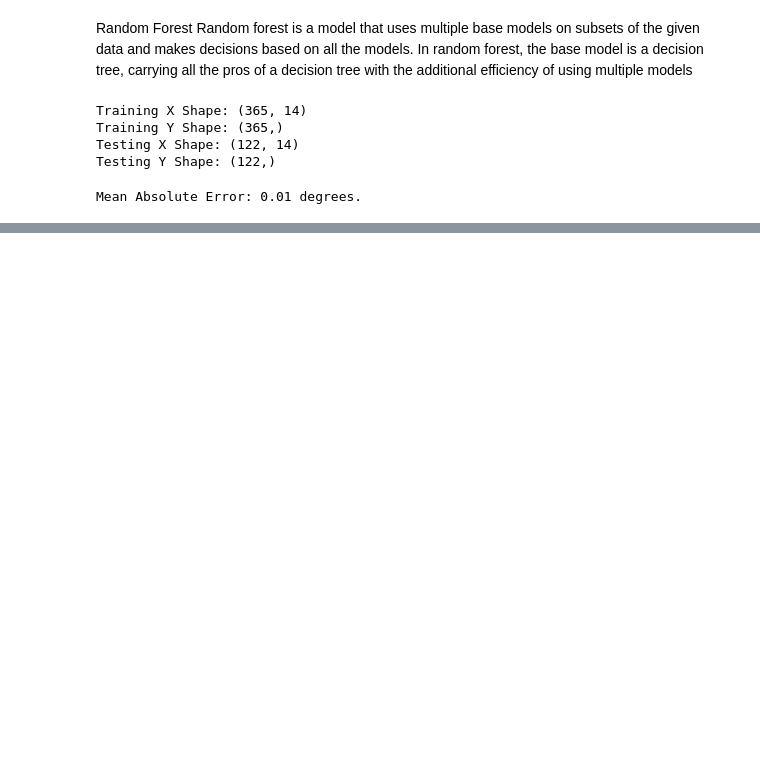
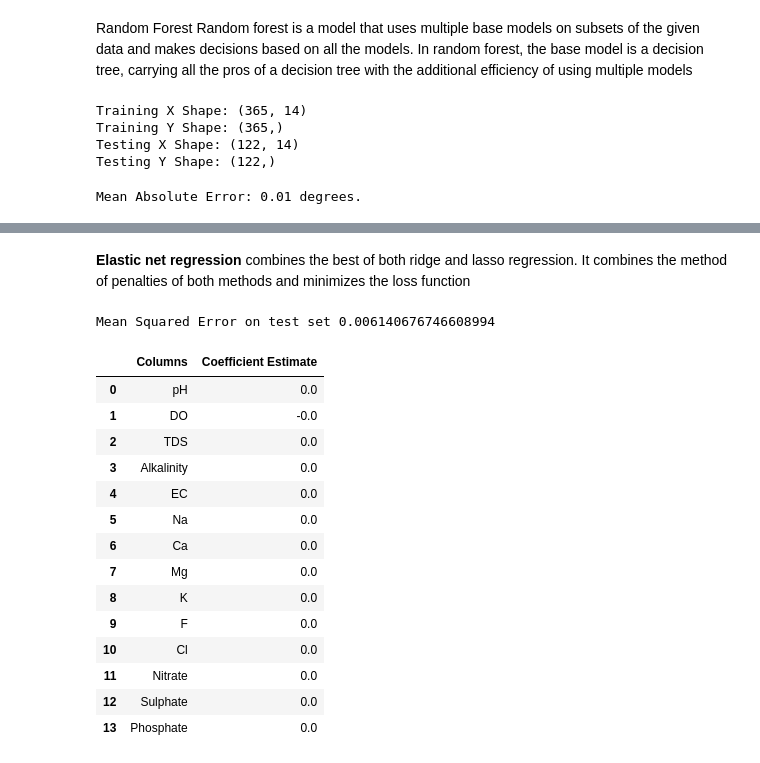
Before and after one commit to ApahSaroj/WPI, a Jupyter notebook: Supervised_Machine_Learning.ipynb, the cells around one changed output, grey strips where cells are left out. Saved outputs shown, nothing was run; the diff lists cells and outputs as text; code cells hidden in the pictures; blank space fills up the shorter version.

```diff
--- a/Supervised_Machine_Learning.ipynb
+++ b/Supervised_Machine_Learning.ipynb
@@ -378,0 +598,7 @@ plt.ylabel('Importance'); plt.xlabel('Variable'); plt.title('Variable Importance
+# %%
+lassocv = LassoCV(alphas = None, cv = 10, max_iter = 100000, normalize = True)
+lassocv.fit(x_train, y_train)
+
+lasso.set_params(alpha=lassocv.alpha_)
+lasso.fit(x_train, y_train)
+mean_squared_error(y_test, lasso.predict(x_test))
@@ -378,0 +626,37 @@ plt.ylabel('Importance'); plt.xlabel('Variable'); plt.title('Variable Importance
+# %% [markdown]
+**Elastic net regression** combines the best of both ridge and lasso regression. It combines the method
+of penalties of both methods and minimizes the loss function
+# %%
+# import model
+from sklearn.linear_model import ElasticNet
+
+# Train the model
+e_net = ElasticNet(alpha = 1)
+e_net.fit(x_train, y_train)
+
+# calculate the prediction and mean square error
+y_pred_elastic = e_net.predict(x_test)
+mean_squared_error = np.mean((y_pred_elastic - y_test)**2)
+print("Mean Squared Error on test set", mean_squared_error)
+
+e_net_coeff = pd.DataFrame()
+e_net_coeff["Columns"] = x_train.columns
+e_net_coeff['Coefficient Estimate'] = pd.Series(e_net.coef_)
+e_net_coeff
+# %% [output]
+Mean Squared Error on test set 0.006140676746608994
+|  | Columns | Coefficient Estimate |
+| 0 | pH | 0.0 |
+| 1 | DO | -0.0 |
+| 2 | TDS | 0.0 |
+| 3 | Alkalinity | 0.0 |
+| 4 | EC | 0.0 |
+| 5 | Na | 0.0 |
+| 6 | Ca | 0.0 |
+| 7 | Mg | 0.0 |
+| 8 | K | 0.0 |
+| 9 | F | 0.0 |
+| 10 | Cl | 0.0 |
+| 11 | Nitrate | 0.0 |
+| 12 | Sulphate | 0.0 |
+| 13 | Phosphate | 0.0 |
```
Also changed, not shown: parts of 29 cells of this notebook.
